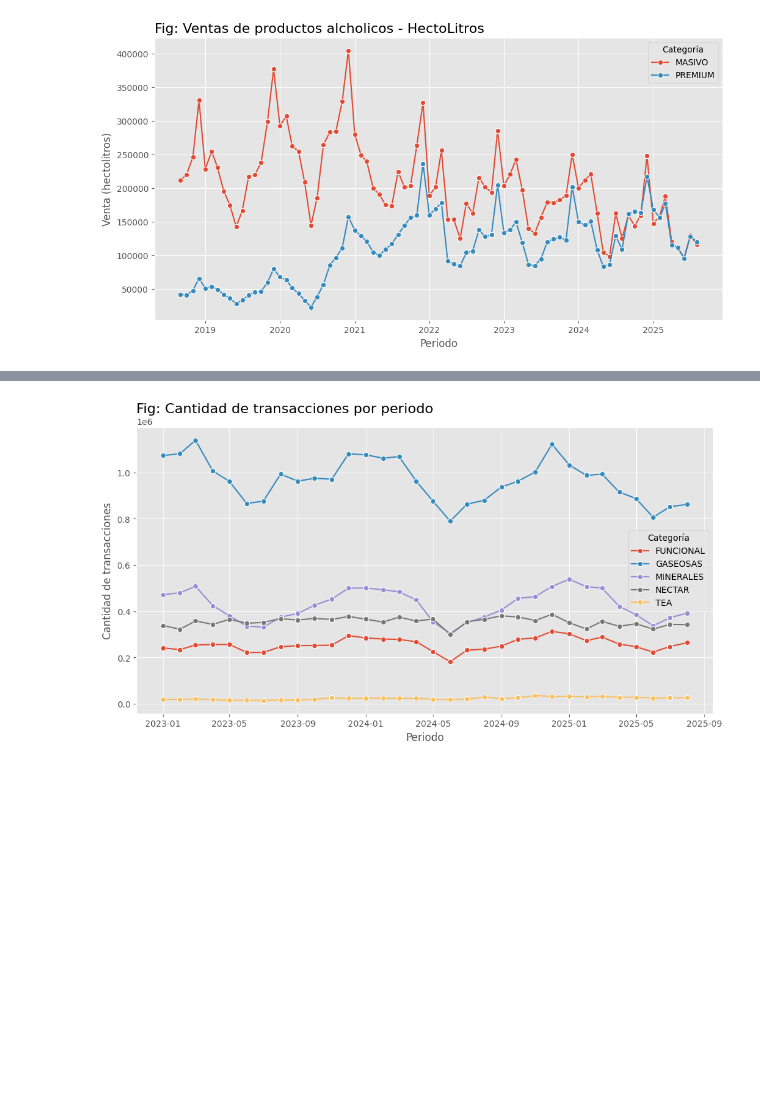
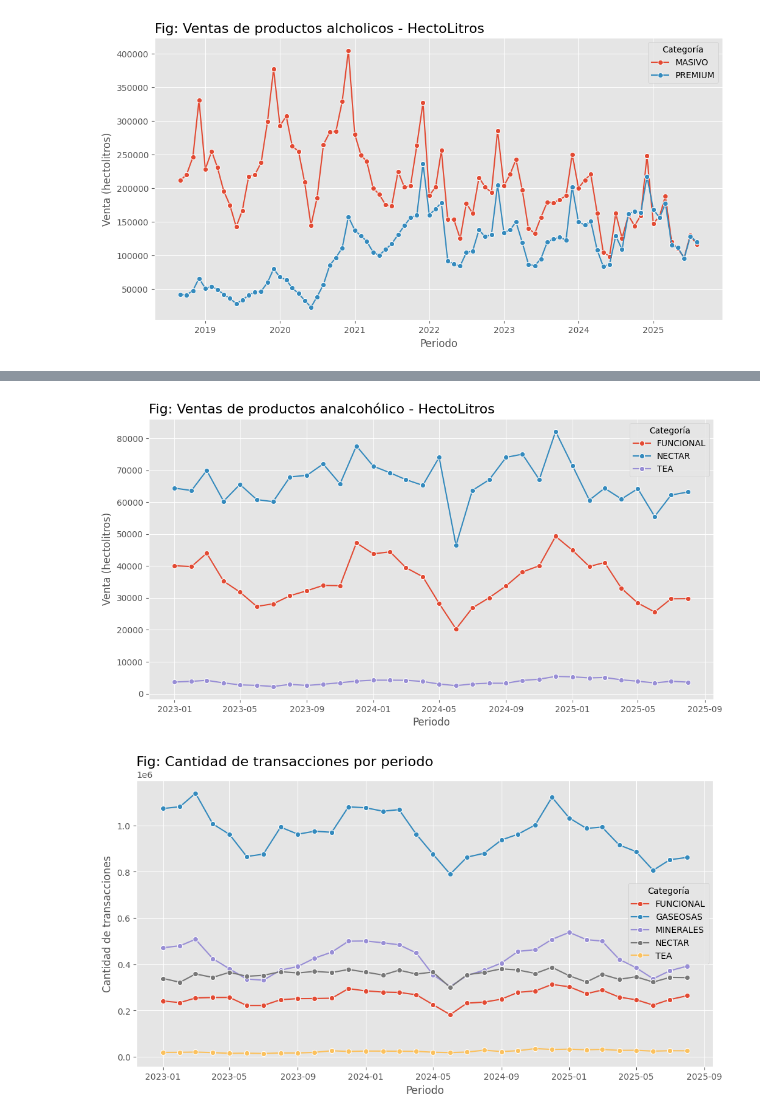
Before and after one commit to fjavier141/proyecto-final-magister-ds, a Jupyter notebook: notebooks/eda_diego.ipynb, the cells around one changed output, grey strips where cells are left out. Drawn from its saved outputs; the diff is of its cells as text; code cells hidden in the pictures; blank space fills up the shorter version.

```diff
--- a/notebooks/eda_diego.ipynb
+++ b/notebooks/eda_diego.ipynb
@@ -333,3 +318,14 @@ plt.show();
+# %%
+plt.figure(figsize=(12, 6))
+sns.lineplot(data=df_5.query("(id_categoria == 3) & (tipo_mix != 'GASEOSAS' & tipo_mix != 'MINERALES' )"), x='periodo', y='venta_hecto_litros', hue='tipo_mix', marker='o', legend='full')
+plt.title('Fig: Ventas de productos analcohólico - HectoLitros', loc ='left', fontsize=16)
+plt.xlabel('Periodo')
+plt.ylabel('Venta (hectolitros)')
+plt.legend(title='Categoría')
+plt.grid(True)
+plt.show();
+# %% [output]
+[figure, added]
 # %%
 ### Visualización de ventas por categoría y año
 plt.figure(figsize=(12, 6))
```
Also changed, not shown: parts of 4 cells of this notebook.
